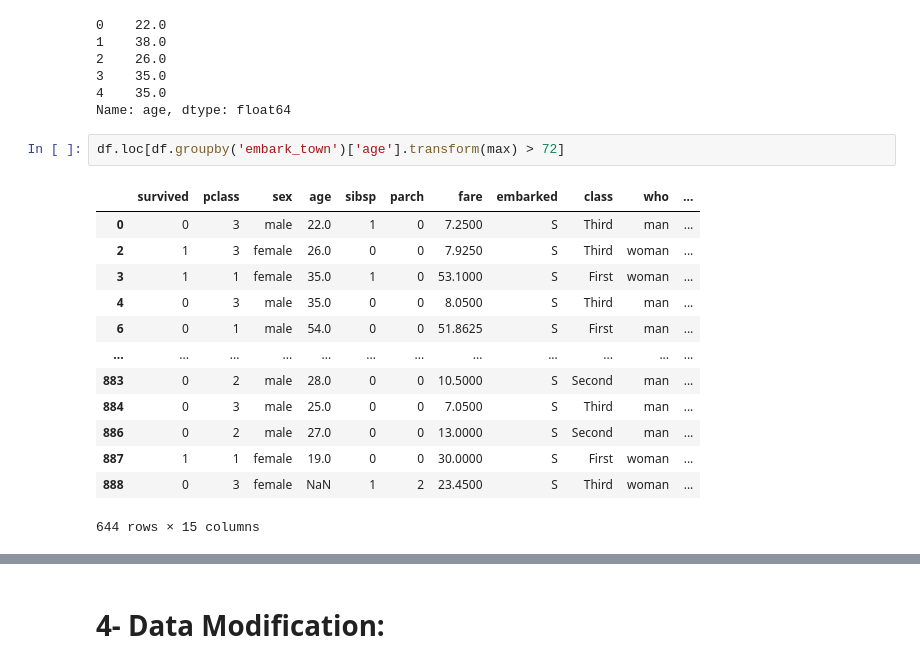
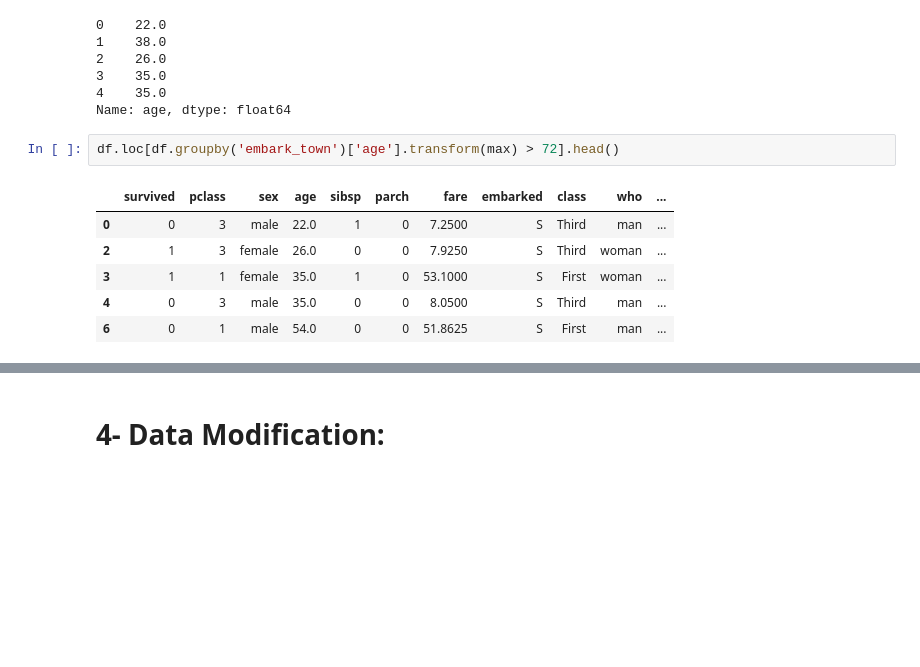
Before and after one commit to tabaraei/Data-Science-Toolkit, a Jupyter notebook: notebooks/Pandas.ipynb, the cells around one changed output, grey strips where cells are left out. Saved outputs shown, nothing was run; the diff lists cells and outputs as text; blank space fills up the shorter version.

```diff
--- a/notebooks/Pandas.ipynb
+++ b/notebooks/Pandas.ipynb
@@ -391,20 +391,13 @@ df.iloc[0:5, col_index]
 4    35.0
 Name: age, dtype: float64
 # %%
-df.loc[df.groupby('embark_town')['age'].transform(max) > 72]
+df.loc[df.groupby('embark_town')['age'].transform(max) > 72].head()
 # %% [output]
 |  | survived | pclass | sex | age | sibsp | parch | fare | embarked | class | who | ... |
 | 0 | 0 | 3 | male | 22.0 | 1 | 0 | 7.2500 | S | Third | man | ... |
 | 2 | 1 | 3 | female | 26.0 | 0 | 0 | 7.9250 | S | Third | woman | ... |
 | 3 | 1 | 1 | female | 35.0 | 1 | 0 | 53.1000 | S | First | woman | ... |
 | 4 | 0 | 3 | male | 35.0 | 0 | 0 | 8.0500 | S | Third | man | ... |
 | 6 | 0 | 1 | male | 54.0 | 0 | 0 | 51.8625 | S | First | man | ... |
-| ... | ... | ... | ... | ... | ... | ... | ... | ... | ... | ... | ... |
-| 883 | 0 | 2 | male | 28.0 | 0 | 0 | 10.5000 | S | Second | man | ... |
-| 884 | 0 | 3 | male | 25.0 | 0 | 0 | 7.0500 | S | Third | man | ... |
-| 886 | 0 | 2 | male | 27.0 | 0 | 0 | 13.0000 | S | Second | man | ... |
-| 887 | 1 | 1 | female | 19.0 | 0 | 0 | 30.0000 | S | First | woman | ... |
-| 888 | 0 | 3 | female | NaN | 1 | 2 | 23.4500 | S | Third | woman | ... |
-644 rows × 15 columns
 # %%
 # --- select only numerical columns
```
Also changed, not shown: parts of 3 cells of this notebook.
